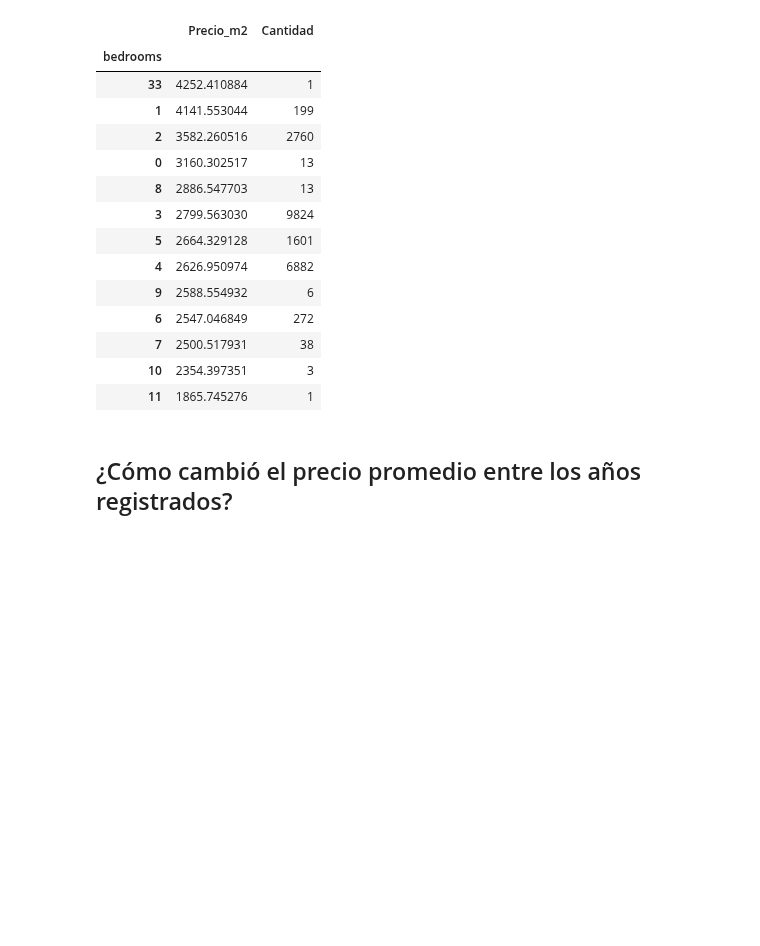
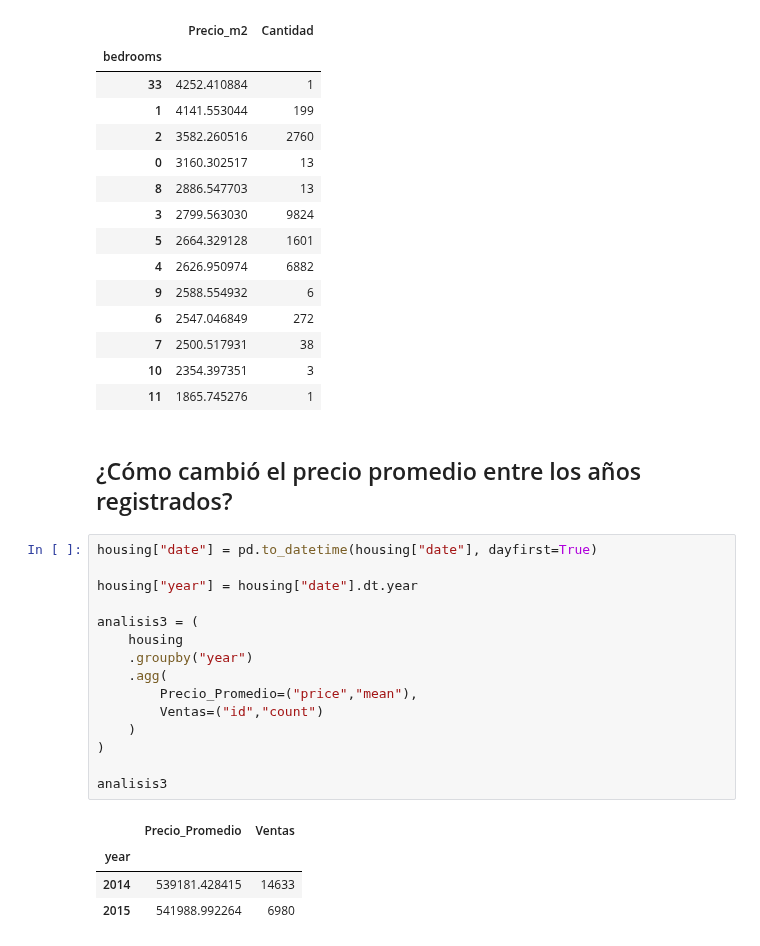
Before and after one commit to BryanHs20/Python-para-Data-Analyst, a Jupyter notebook: Python Avanzado/Cloud Analytics/Cloud Anallytics.ipynb, the cells around one changed output. Saved outputs shown, nothing was run; the diff lists cells and outputs as text; blank space fills up the shorter version.

```diff
--- a/Python Avanzado/Cloud Analytics/Cloud Anallytics.ipynb
+++ b/Python Avanzado/Cloud Analytics/Cloud Anallytics.ipynb
@@ -177,3 +177,23 @@ analisis2
 | 11 | 1865.745276 | 1 |
 # %% [markdown]
 ## ¿Cómo cambió el precio promedio entre los años registrados?
+# %%
+housing["date"] = pd.to_datetime(housing["date"], dayfirst=True)
+
+housing["year"] = housing["date"].dt.year
+
+analisis3 = (
+    housing
+    .groupby("year")
+    .agg(
+        Precio_Promedio=("price","mean"),
+        Ventas=("id","count")
+    )
+)
+
+analisis3
+# %% [output]
+|  | Precio_Promedio | Ventas |
+| year |  |  |
+| 2014 | 539181.428415 | 14633 |
+| 2015 | 541988.992264 | 6980 |
```
Also changed, not shown: 2 other files.
